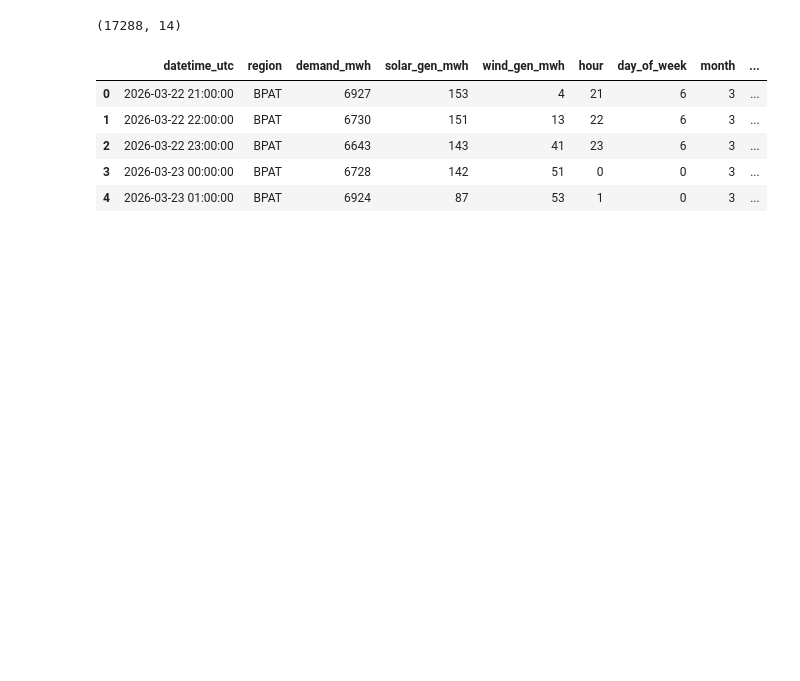
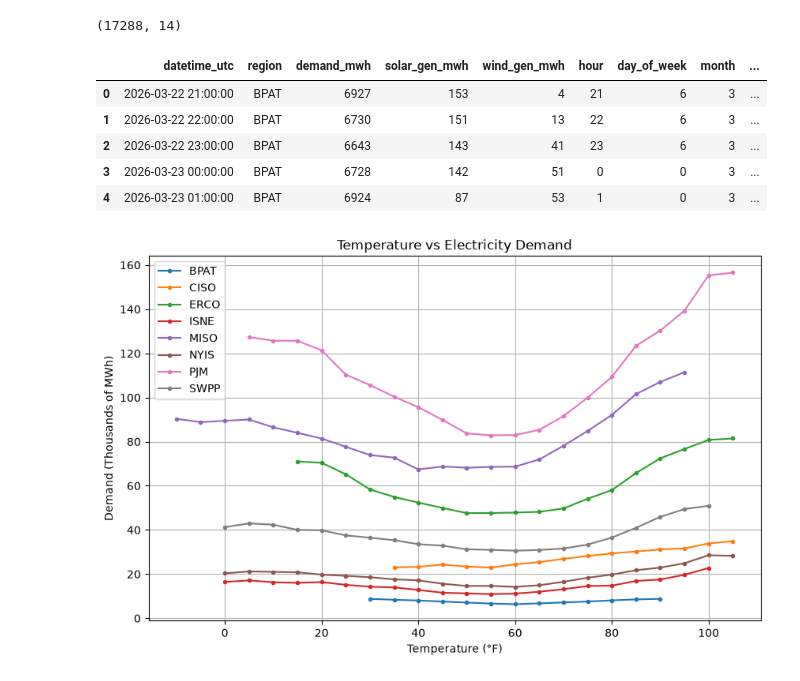
Before and after one commit to IreneGallini/AI4ALL-Group-11A, a Jupyter notebook: notebooks/leul_eda.ipynb, the cells around one changed output. Drawn from its saved outputs; the diff is of its cells as text; code cells hidden in the pictures; blank space fills up the shorter version.

Commit message:
Add temperature vs electricity demand plot to EDA notebook

```diff
--- a/notebooks/leul_eda.ipynb
+++ b/notebooks/leul_eda.ipynb
@@ -12,3 +12,46 @@ merged.head()
 | 2 | 2026-03-22 23:00:00 | BPAT | 6643 | 143 | 41 | 23 | 6 | 3 | ... |
 | 3 | 2026-03-23 00:00:00 | BPAT | 6728 | 142 | 51 | 0 | 0 | 3 | ... |
 | 4 | 2026-03-23 01:00:00 | BPAT | 6924 | 87 | 53 | 1 | 0 | 3 | ... |
+# %%
+import pandas as pd
+import matplotlib.pyplot as plt
+
+# Read the data
+df = pd.read_csv("../data/processed/eia_with_weather.csv")
+
+# Regions to plot
+regions = ["BPAT", "CISO", "ERCO", "ISNE", "MISO", "NYIS", "PJM", "SWPP"]
+
+# Create the graph
+plt.figure(figsize=(10, 6))
+
+df["temp_bin"] = (df["temperature_F"] / 5).round() * 5
+df = (
+    df.groupby(["region", "temp_bin"])["demand_mwh"]
+      .median()
+      .reset_index()
+)
+# Plot one line for each region
+for region in regions:
+    region_data = df[df["region"] == region]
+    region_data = region_data.sort_values("temp_bin")
+    plt.plot(
+        region_data["temp_bin"],
+        region_data["demand_mwh"] / 1000,
+        marker="o",
+        markersize=3,
+        linewidth=1.5,
+        label=region
+    )
+
+# Add labels
+plt.title("Temperature vs Electricity Demand")
+plt.xlabel("Temperature (°F)")
+plt.ylabel("Demand (Thousands of MWh)")
+plt.legend()
+plt.grid(True)
+
+# Show the graph
+plt.show()
+# %% [output]
+[figure, added]
```
